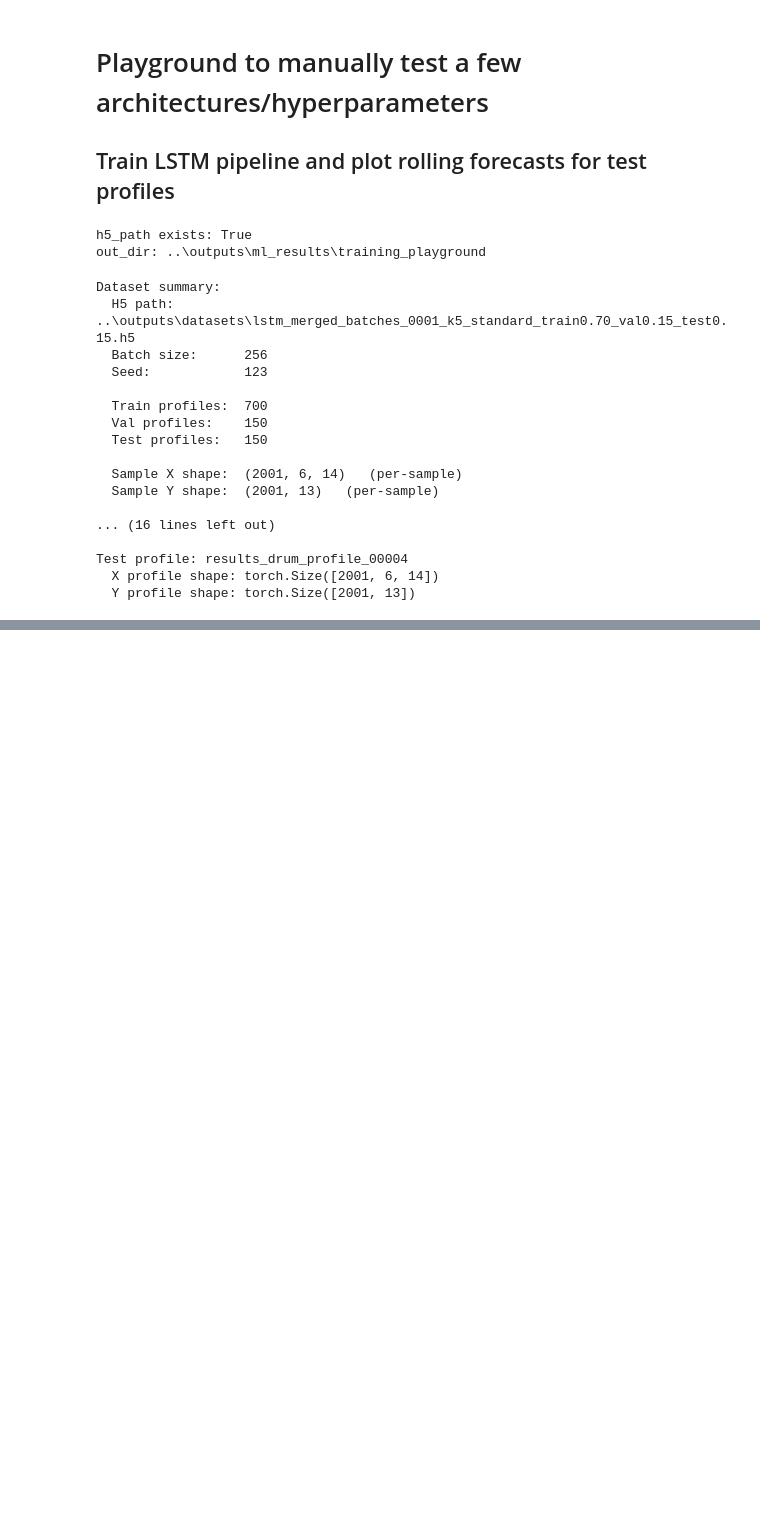
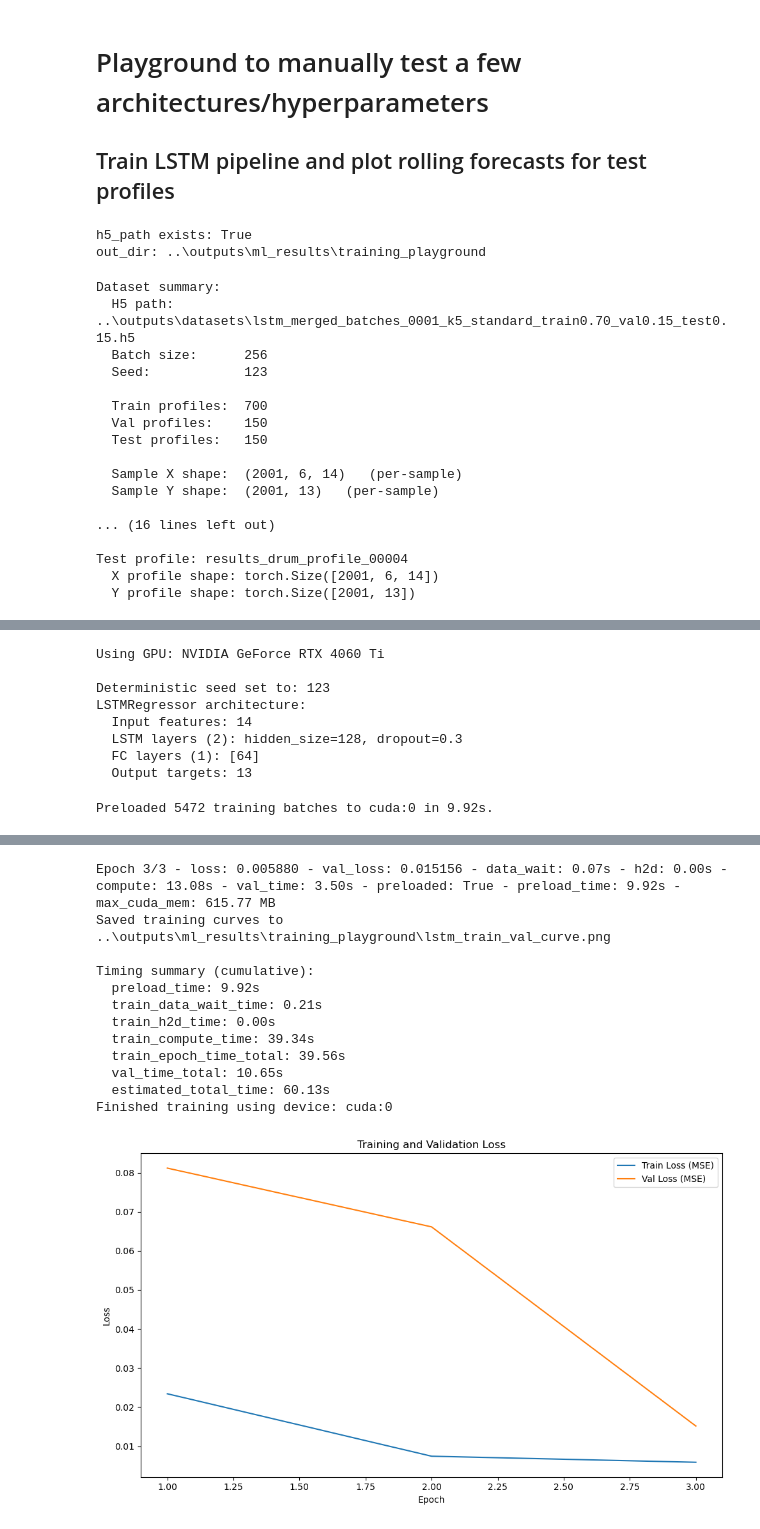
Before and after one commit to LoganAlexanderBurnett/RABL, a Jupyter notebook: scripts/training_playground.ipynb, the cells around one changed output, grey strips where cells are left out. Cells and saved outputs as stored; diff of their text form; code cells hidden in the pictures; blank space fills up the shorter version.

Commit message:
optional preloading of training data to GPU, corrected timing logic and print training time summary

```diff
--- a/scripts/training_playground.ipynb
+++ b/scripts/training_playground.ipynb
@@ -12,7 +12,7 @@ from rabl.machine_learning.lstm_pipeline import (
 )
 # %%
 batch_size = 256
-epochs = 25
+epochs = 3
 seed = 123
 max_plots = 5
 
@@ -24,6 +24,7 @@ n_fc = 1
 fc_hidden = (64,)
 
 learning_rate = 1e-3
+preload_training_data = True
 
 
 h5_path = Path("../outputs/datasets/lstm_merged_batches_0001_k5_standard_train0.70_val0.15_test0.15.h5")
@@ -70,6 +71,3 @@ Dataset summary:
 Test profile: results_drum_profile_00004
   X profile shape: torch.Size([2001, 6, 14])
   Y profile shape: torch.Size([2001, 13])
-# %%
-model, history, used_device = pipeline.train(epochs=epochs, out_dir=out_dir)
-print(f"Finished training using device: {used_device}")
@@ -95,0 +74,3 @@ Train 6/25: 5472batch [00:26, 206.45batch/s, loss=0.001829]
+# %%
+model, history, used_device = pipeline.train(epochs=epochs, out_dir=out_dir, preload_train_to_device=preload_training_data)
+print(f"Finished training using device: {used_device}")
@@ -95,0 +87,13 @@ Train 6/25: 5472batch [00:26, 206.45batch/s, loss=0.001829]
+# %%
+model, history, used_device = pipeline.train(epochs=epochs, out_dir=out_dir, preload_train_to_device=preload_training_data)
+print(f"Finished training using device: {used_device}")
+# %% [output]
+Using GPU: NVIDIA GeForce RTX 4060 Ti
+
+Deterministic seed set to: 123
+LSTMRegressor architecture:
+  Input features: 14
+  LSTM layers (2): hidden_size=128, dropout=0.3
+  FC layers (1): [64]
+  Output targets: 13
+Preloaded 5472 training batches to cuda:0 in 9.92s.
@@ -96,3 +102,16 @@ Train 6/25: 5472batch [00:26, 206.45batch/s, loss=0.001829]
+Epoch 3/3 - loss: 0.005880 - val_loss: 0.015156 - data_wait: 0.07s - h2d: 0.00s - compute: 13.08s - val_time: 3.50s - preloaded: True - preload_time: 9.92s - max_cuda_mem: 615.77 MB
+Saved training curves to ..\outputs\ml_results\training_playground\lstm_train_val_curve.png
+
+Timing summary (cumulative):
+  preload_time: 9.92s
+  train_data_wait_time: 0.21s
+  train_h2d_time: 0.00s
+  train_compute_time: 39.34s
+  train_epoch_time_total: 39.56s
+  val_time_total: 10.65s
+  estimated_total_time: 60.13s
+Finished training using device: cuda:0
+[figure, added]
 # %%
 test_and_save_forecasts(
     model,
```
Also changed, not shown: parts of 4 cells of this notebook, 10 other files.
